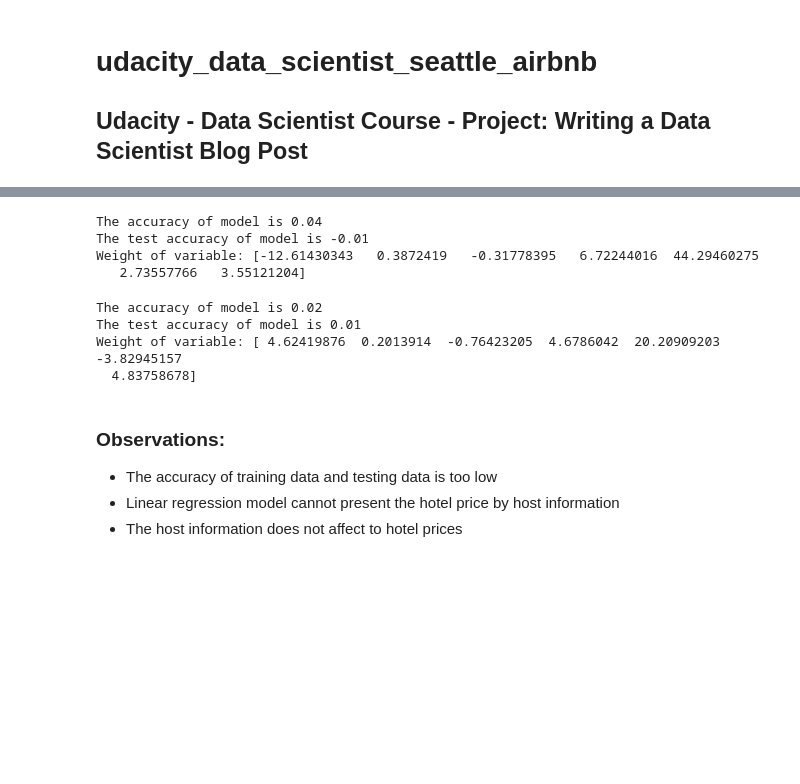
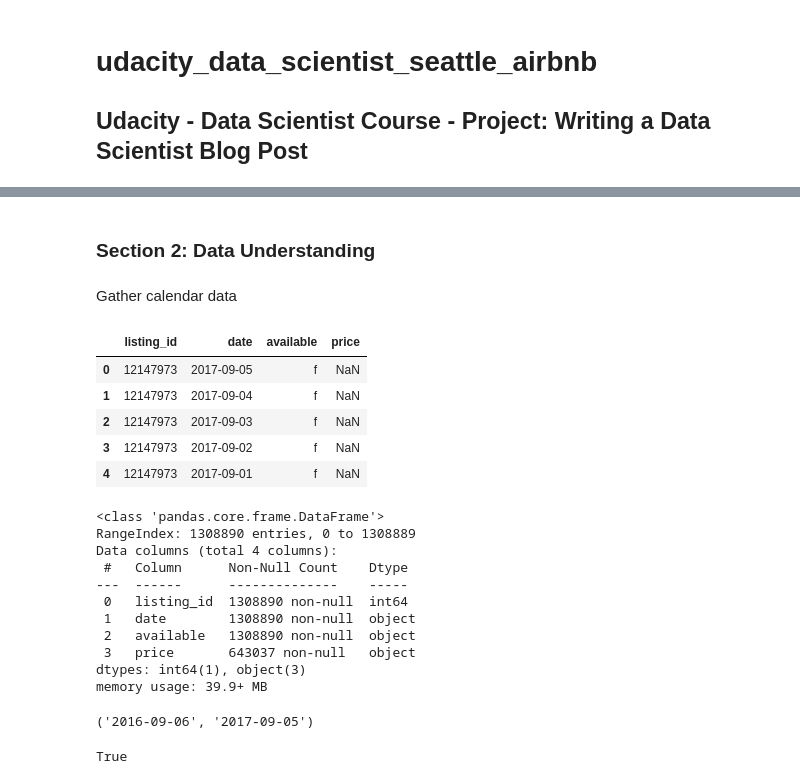
Before and after one commit to LeNguyenGiaBao/udacity_data_scientist_airbnb, a Jupyter notebook: airbnb.ipynb, the cells around one changed output, grey strips where cells are left out. Drawn from its saved outputs; the diff is of its cells as text; code cells hidden in the pictures; blank space fills up the shorter version.

```diff
--- a/airbnb.ipynb
+++ b/airbnb.ipynb
@@ -311,19 +19,36 @@ def linear_regression_host_predict(host_df):
-# %%
-linear_regression_host_predict(seattle_host_df)
-# %% [output]
-The accuracy of model is 0.04
-The test accuracy of model is -0.01
-Weight of variable: [-12.61430343   0.3872419   -0.31778395   6.72244016  44.29460275
-   2.73557766   3.55121204]
-# %%
-linear_regression_host_predict(boston_host_df)
-# %% [output]
-The accuracy of model is 0.02
-The test accuracy of model is 0.01
-Weight of variable: [ 4.62419876  0.2013914  -0.76423205  4.6786042  20.20909203 -3.82945157
-  4.83758678]
-# %% [markdown]
-### Observations:
-- The accuracy of training data and testing data is too low
-- Linear regression model cannot present the hotel price by host information
-- The host information does not affect to hotel prices
+# %% [markdown]
+### Section 2: Data Understanding
+# %% [markdown]
+Gather calendar data
+# %%
+boston_calendar_df = pd.read_csv("./data/boston/calendar.csv")
+boston_calendar_df.head()
+# %% [output]
+|  | listing_id | date | available | price |
+| 0 | 12147973 | 2017-09-05 | f | NaN |
+| 1 | 12147973 | 2017-09-04 | f | NaN |
+| 2 | 12147973 | 2017-09-03 | f | NaN |
+| 3 | 12147973 | 2017-09-02 | f | NaN |
+| 4 | 12147973 | 2017-09-01 | f | NaN |
+# %%
+boston_calendar_df.info()
+# %% [output]
+<class 'pandas.core.frame.DataFrame'>
+RangeIndex: 1308890 entries, 0 to 1308889
+Data columns (total 4 columns):
+ #   Column      Non-Null Count    Dtype
+---  ------      --------------    -----
+ 0   listing_id  1308890 non-null  int64
+ 1   date        1308890 non-null  object
+ 2   available   1308890 non-null  object
+ 3   price       643037 non-null   object
+dtypes: int64(1), object(3)
+memory usage: 39.9+ MB
+# %%
+boston_calendar_df.date.min(), boston_calendar_df.date.max()
+# %% [output]
+('2016-09-06', '2017-09-05')
+# %%
+boston_calendar_df[boston_calendar_df.available == "f"].price.isnull().all()
+# %% [output]
+True
```
Also changed, not shown: parts of 53 cells of this notebook, 6 other files.
